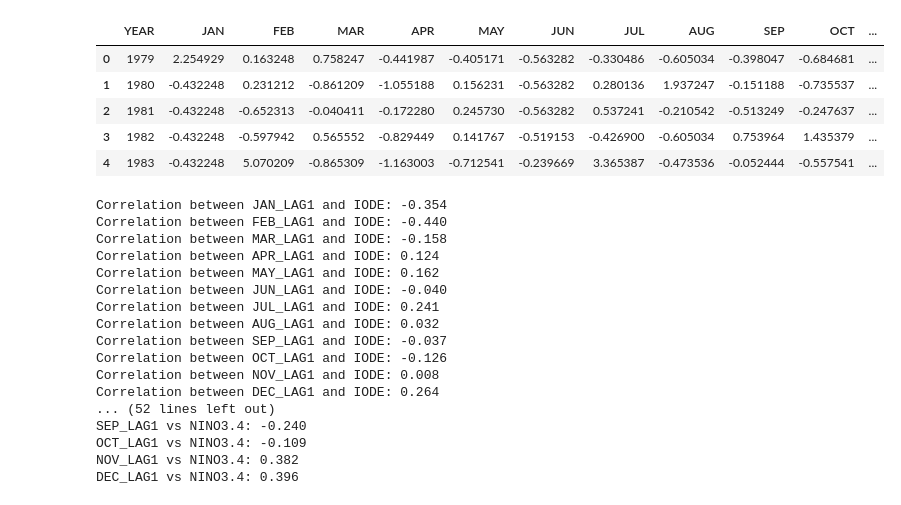
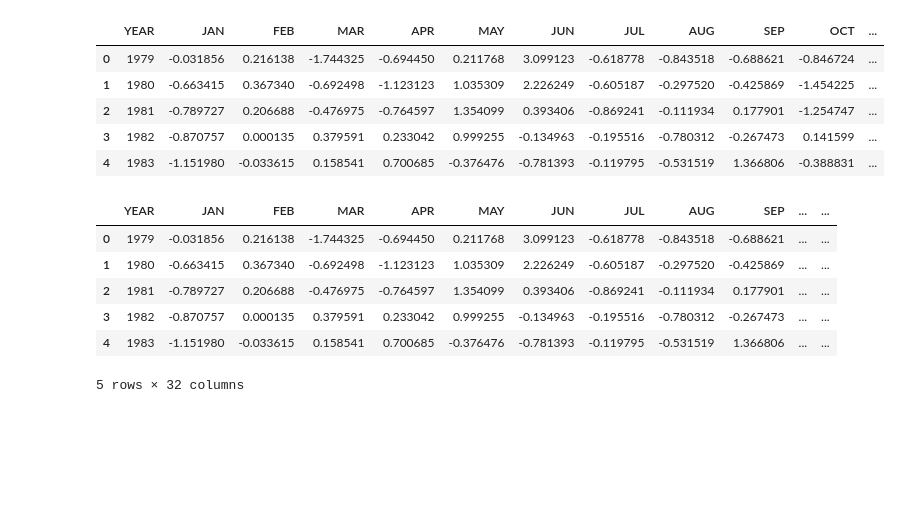
Before and after one commit to mercyvee/DROUGHT-FORECASTING-IN-KENYA-USING-MACHINE-LEARNING, a Jupyter notebook: Correlation.ipynb, the cells around one changed output. Cells and saved outputs as stored; diff of their text form; code cells hidden in the pictures; blank space fills up the shorter version.

```diff
--- a/Correlation.ipynb
+++ b/Correlation.ipynb
@@ -7,19 +7,19 @@ from sklearn.preprocessing import StandardScaler
 from statsmodels.tsa.arima.model import ARIMA
 from statsmodels.graphics.tsaplots import plot_acf, plot_pacf
 # %%
-file_path = "C:/Users/Admin/Desktop/PROJECT WORK/DROUGHT-FORECASTING-IN-KENYA-USING-MACHINE-LEARNING/Datafiles/WORKBOOKS/FINAL/ANOMALIES.xlsx"
-sheet_name = "WAJIR"
+file_path = "C:/Users/Admin/Desktop/PROJECT WORK/DROUGHT-FORECASTING-IN-KENYA-USING-MACHINE-LEARNING/Datafiles/WORKBOOKS/FINAL/CorrFile.xlsx"
+sheet_name = "IODE"
 
 df = pd.read_excel(file_path, sheet_name=sheet_name)
 
 df.head()
 # %% [output]
 |  | YEAR | JAN | FEB | MAR | APR | MAY | JUN | JUL | AUG | SEP | OCT | ... |
-| 0 | 1979 | 2.254929 | 0.163248 | 0.758247 | -0.441987 | -0.405171 | -0.563282 | -0.330486 | -0.605034 | -0.398047 | -0.684681 | ... |
-| 1 | 1980 | -0.432248 | 0.231212 | -0.861209 | -1.055188 | 0.156231 | -0.563282 | 0.280136 | 1.937247 | -0.151188 | -0.735537 | ... |
-| 2 | 1981 | -0.432248 | -0.652313 | -0.040411 | -0.172280 | 0.245730 | -0.563282 | 0.537241 | -0.210542 | -0.513249 | -0.247637 | ... |
-| 3 | 1982 | -0.432248 | -0.597942 | 0.565552 | -0.829449 | 0.141767 | -0.519153 | -0.426900 | -0.605034 | 0.753964 | 1.435379 | ... |
-| 4 | 1983 | -0.432248 | 5.070209 | -0.865309 | -1.163003 | -0.712541 | -0.239669 | 3.365387 | -0.473536 | -0.052444 | -0.557541 | ... |
+| 0 | 1979 | -0.031856 | 0.216138 | -1.744325 | -0.694450 | 0.211768 | 3.099123 | -0.618778 | -0.843518 | -0.688621 | -0.846724 | ... |
+| 1 | 1980 | -0.663415 | 0.367340 | -0.692498 | -1.123123 | 1.035309 | 2.226249 | -0.605187 | -0.297520 | -0.425869 | -1.454225 | ... |
+| 2 | 1981 | -0.789727 | 0.206688 | -0.476975 | -0.764597 | 1.354099 | 0.393406 | -0.869241 | -0.111934 | 0.177901 | -1.254747 | ... |
+| 3 | 1982 | -0.870757 | 0.000135 | 0.379591 | 0.233042 | 0.999255 | -0.134963 | -0.195516 | -0.780312 | -0.267473 | 0.141599 | ... |
+| 4 | 1983 | -1.151980 | -0.033615 | 0.158541 | 0.700685 | -0.376476 | -0.781393 | -0.119795 | -0.531519 | 1.366806 | -0.388831 | ... |
 # %%
 months = ['JAN', 'FEB', 'MAR', 'APR', 'MAY', 'JUN',
           'JUL', 'AUG', 'SEP', 'OCT', 'NOV', 'DEC']
@@ -31,32 +31,13 @@ for i, month in enumerate(months):
         df_lag[month + '_LAG1'] = df[months[-1]].shift(1)
     else:
         df_lag[month + '_LAG1'] = df[months[i - 1]]
-
-for month in months:
-    corr = df_lag[[month + '_LAG1', 'IODE']].corr().iloc[0, 1]
-    print(f"Correlation between {month}_LAG1 and IODE: {corr:.3f}")
-indices = ['IODE', 'IODW', 'NINO4', 'NINO3.4']
-
-for index in indices:
-    print(f"\nCorrelations with {index} (1-month lag):")
-    for month in months:
-        corr = df_lag[[month + '_LAG1', index]].corr().iloc[0, 1]
-        print(f"{month}_LAG1 vs {index}: {corr:.3f}")
+df_lag.to_csv('lag.xlsx', index=False)
+df_lag.head()
 # %% [output]
+|  | YEAR | JAN | FEB | MAR | APR | MAY | JUN | JUL | AUG | SEP | ... | ... |
+| 0 | 1979 | -0.031856 | 0.216138 | -1.744325 | -0.694450 | 0.211768 | 3.099123 | -0.618778 | -0.843518 | -0.688621 | ... | ... |
+| 1 | 1980 | -0.663415 | 0.367340 | -0.692498 | -1.123123 | 1.035309 | 2.226249 | -0.605187 | -0.297520 | -0.425869 | ... | ... |
+| 2 | 1981 | -0.789727 | 0.206688 | -0.476975 | -0.764597 | 1.354099 | 0.393406 | -0.869241 | -0.111934 | 0.177901 | ... | ... |
+| 3 | 1982 | -0.870757 | 0.000135 | 0.379591 | 0.233042 | 0.999255 | -0.134963 | -0.195516 | -0.780312 | -0.267473 | ... | ... |
+| 4 | 1983 | -1.151980 | -0.033615 | 0.158541 | 0.700685 | -0.376476 | -0.781393 | -0.119795 | -0.531519 | 1.366806 | ... | ... |
-Correlation between JAN_LAG1 and IODE: -0.354
-Correlation between FEB_LAG1 and IODE: -0.440
-Correlation between MAR_LAG1 and IODE: -0.158
-Correlation between APR_LAG1 and IODE: 0.124
-Correlation between MAY_LAG1 and IODE: 0.162
-Correlation between JUN_LAG1 and IODE: -0.040
-Correlation between JUL_LAG1 and IODE: 0.241
-Correlation between AUG_LAG1 and IODE: 0.032
-Correlation between SEP_LAG1 and IODE: -0.037
-Correlation between OCT_LAG1 and IODE: -0.126
-Correlation between NOV_LAG1 and IODE: 0.008
-Correlation between DEC_LAG1 and IODE: 0.264
-... (52 lines left out)
-SEP_LAG1 vs NINO3.4: -0.240
-OCT_LAG1 vs NINO3.4: -0.109
-NOV_LAG1 vs NINO3.4: 0.382
-DEC_LAG1 vs NINO3.4: 0.396
+5 rows × 32 columns
```
Also changed, not shown: parts of 7 cells of this notebook.
